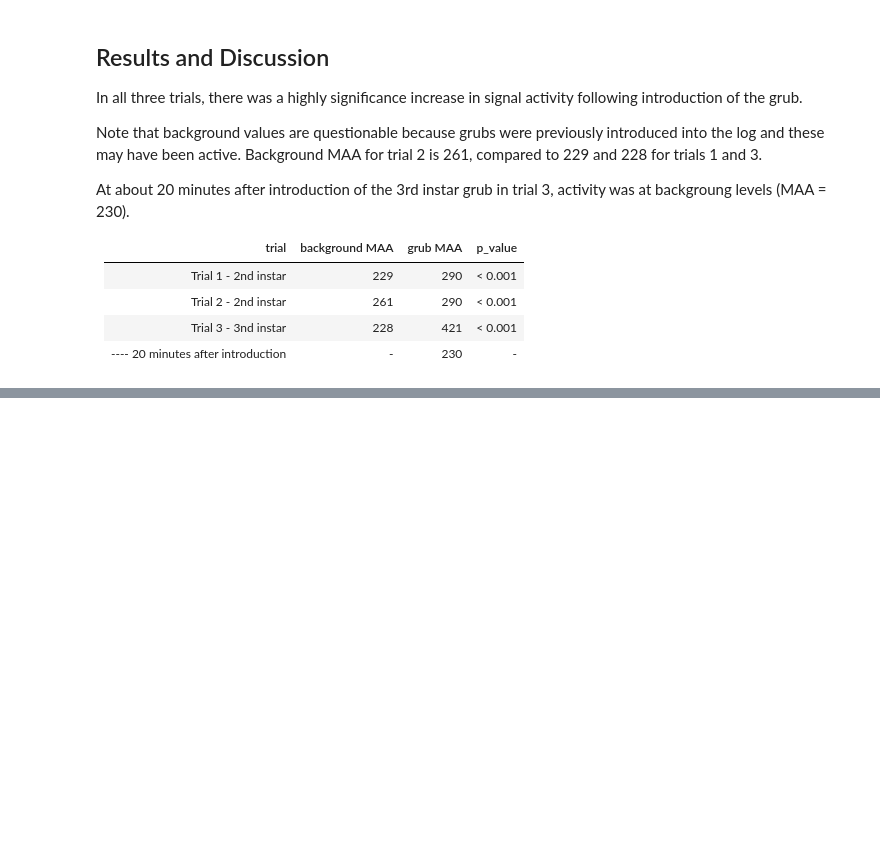
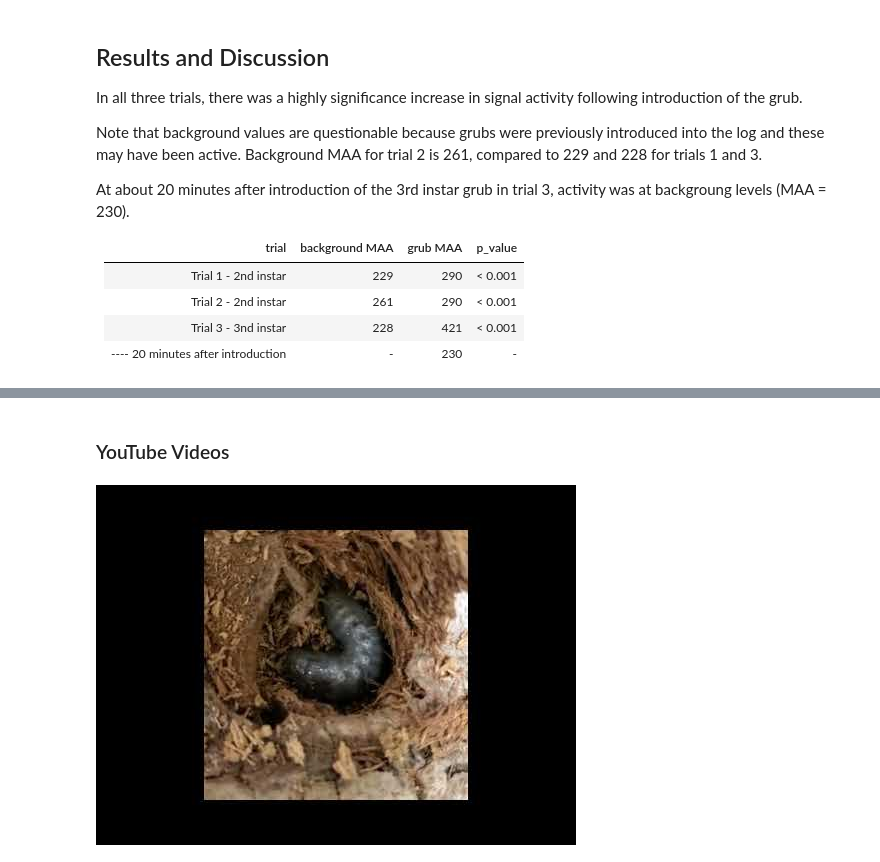
Before and after one commit to aubreymoore/treevibes, a Jupyter notebook: code/Experiment 2022-04-21.ipynb, the cells around one changed output, grey strips where cells are left out. Drawn from its saved outputs; the diff is of its cells as text; code cells hidden in the pictures; blank space fills up the shorter version.

Commit message:
added videos

```diff
--- a/code/Experiment 2022-04-21.ipynb
+++ b/code/Experiment 2022-04-21.ipynb
@@ -176,3 +178,9 @@ Tracks005: Trial 3 grub I3<br>
 
 Tracks006: Trial 3 grub I3 20m after introduction<br>
 <img src="../images/Tracks006.png" width="800">
+# %% [markdown]
+### YouTube Videos
+# %%
+YouTubeVideo('NpxuaA8_dhQ')
+# %% [output]
+[figure, added]
```
Also changed, not shown: parts of 3 cells of this notebook.
